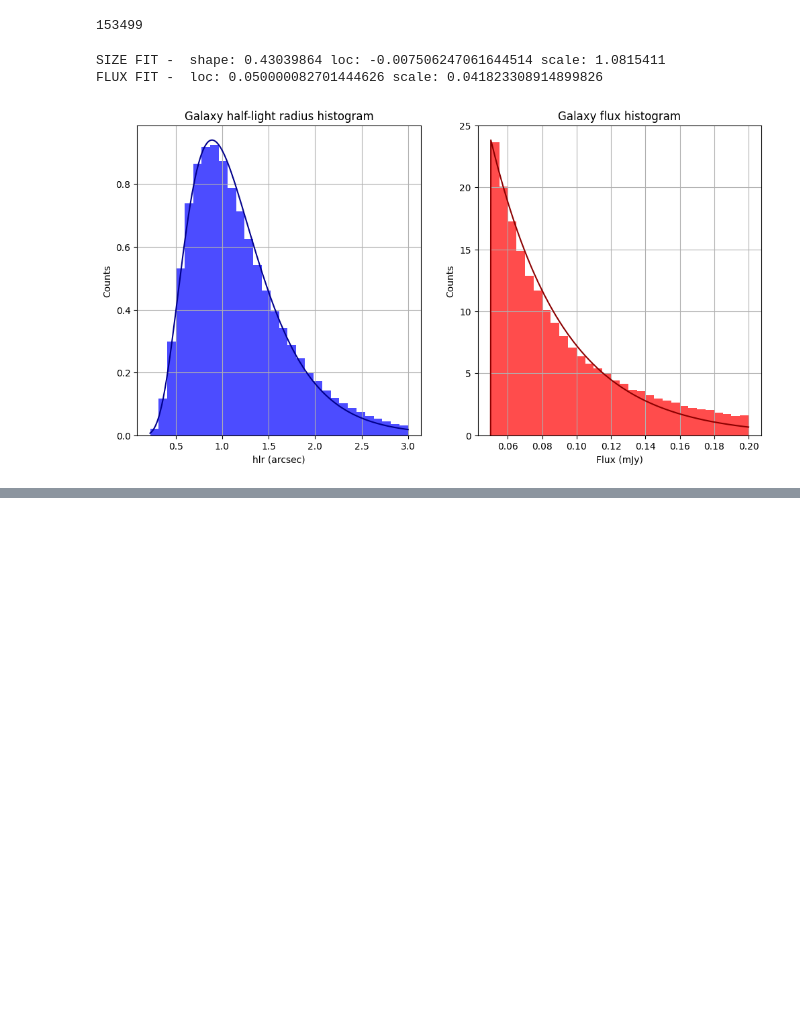
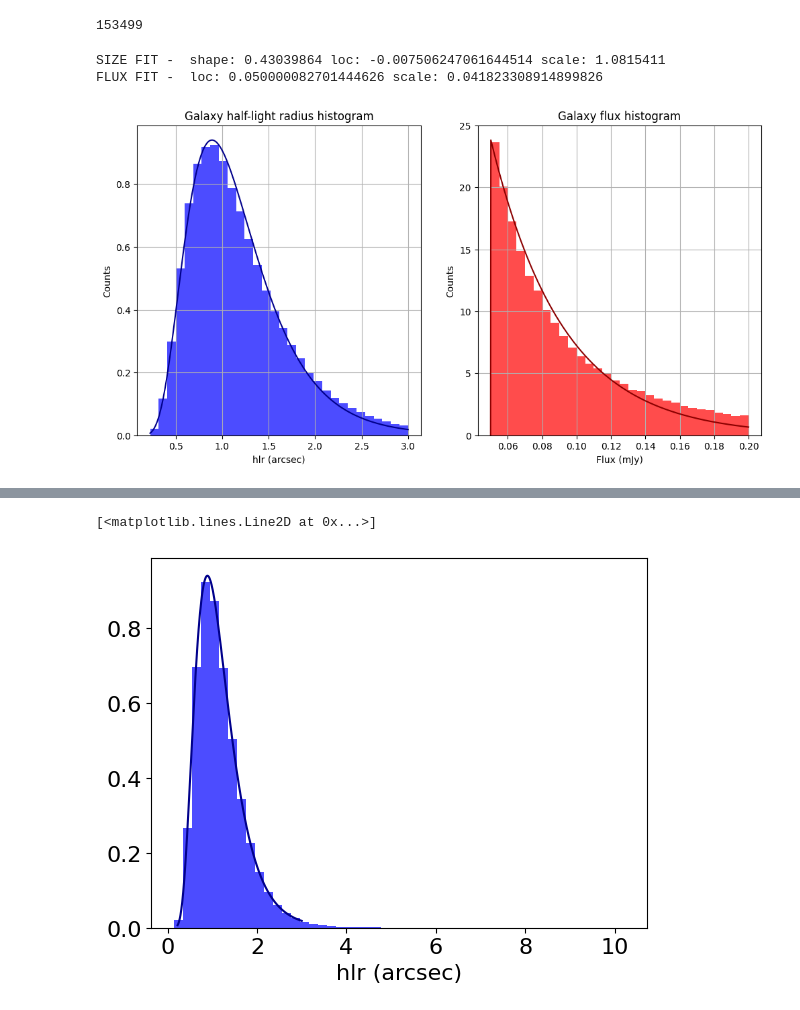
Before and after one commit to CentofantiEze/Radio_WL_Generative_Forward_Model, a Jupyter notebook: notebooks/trecs_obs.ipynb, the cells around one changed output, grey strips where cells are left out. Drawn from its saved outputs; the diff is of its cells as text; code cells hidden in the pictures; blank space fills up the shorter version.

Commit message:
Adapt hlr flux distributions to recent fit.

```diff
--- a/notebooks/trecs_obs.ipynb
+++ b/notebooks/trecs_obs.ipynb
@@ -275,0 +280,11 @@ plt.show()
+# %%
+rng_key = jax.random.PRNGKey(0)
+numpyrodist_hlr = dist.LogNormal(np.log(hlr_fit_['scale']), hlr_fit_['shape'])
+# sample hlr from the distribution
+hlr_samples = numpyrodist_hlr.sample(rng_key, sample_shape=(Ntotobj*10,)) + hlr_fit_['loc']
+plt.hist(hlr_samples, bins=50, alpha=0.7, color='blue', density=True)
+plt.xlabel('hlr (arcsec)')
+plt.plot(x_size, stats.lognorm.pdf(x_size, hlr_fit_['shape'], loc=hlr_fit_['loc'], scale=hlr_fit_['scale']), color='darkblue')
+# %% [output]
+[<matplotlib.lines.Line2D at 0x...>]
+[figure, added]
```
Also changed, not shown: parts of 11 cells of this notebook, 1 other file.
